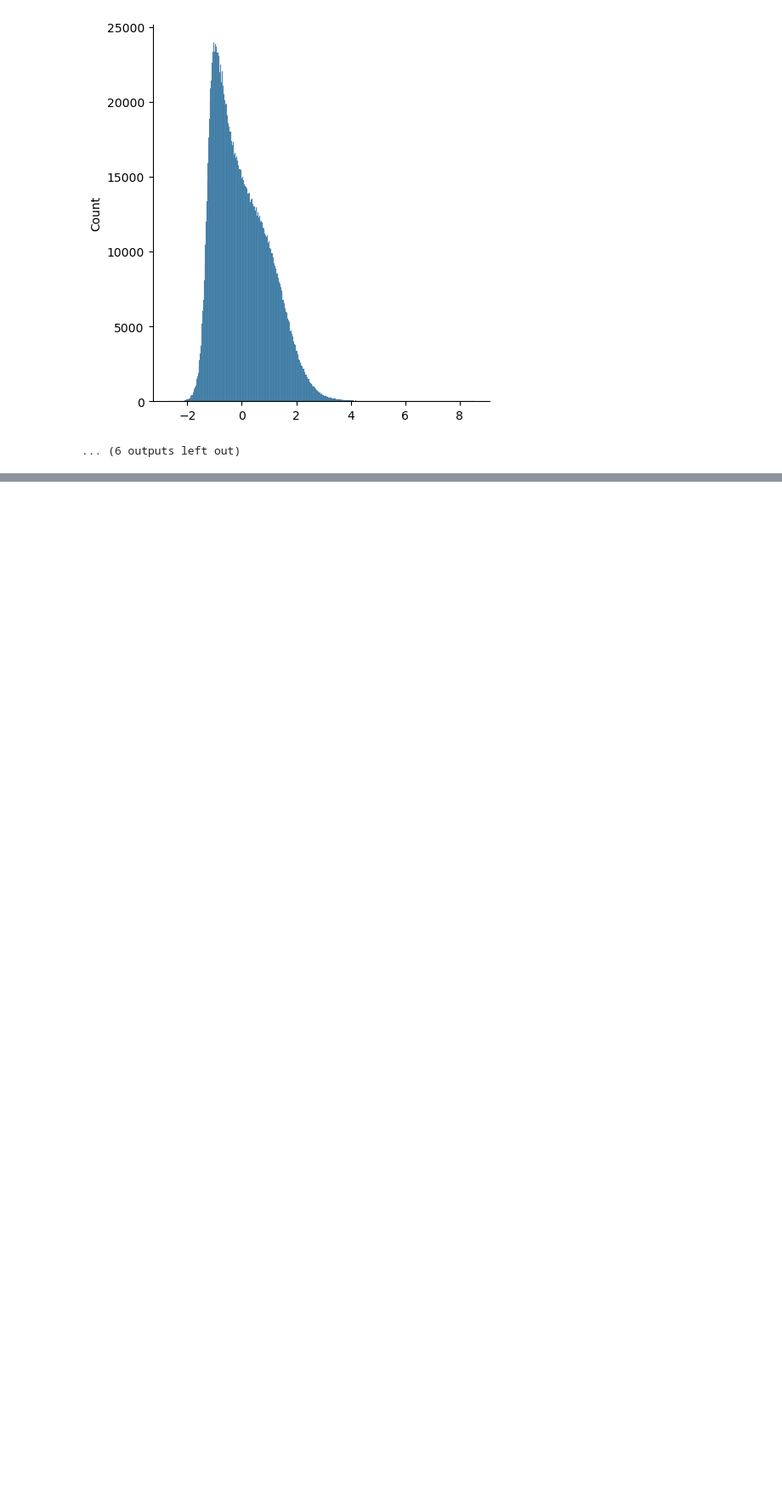
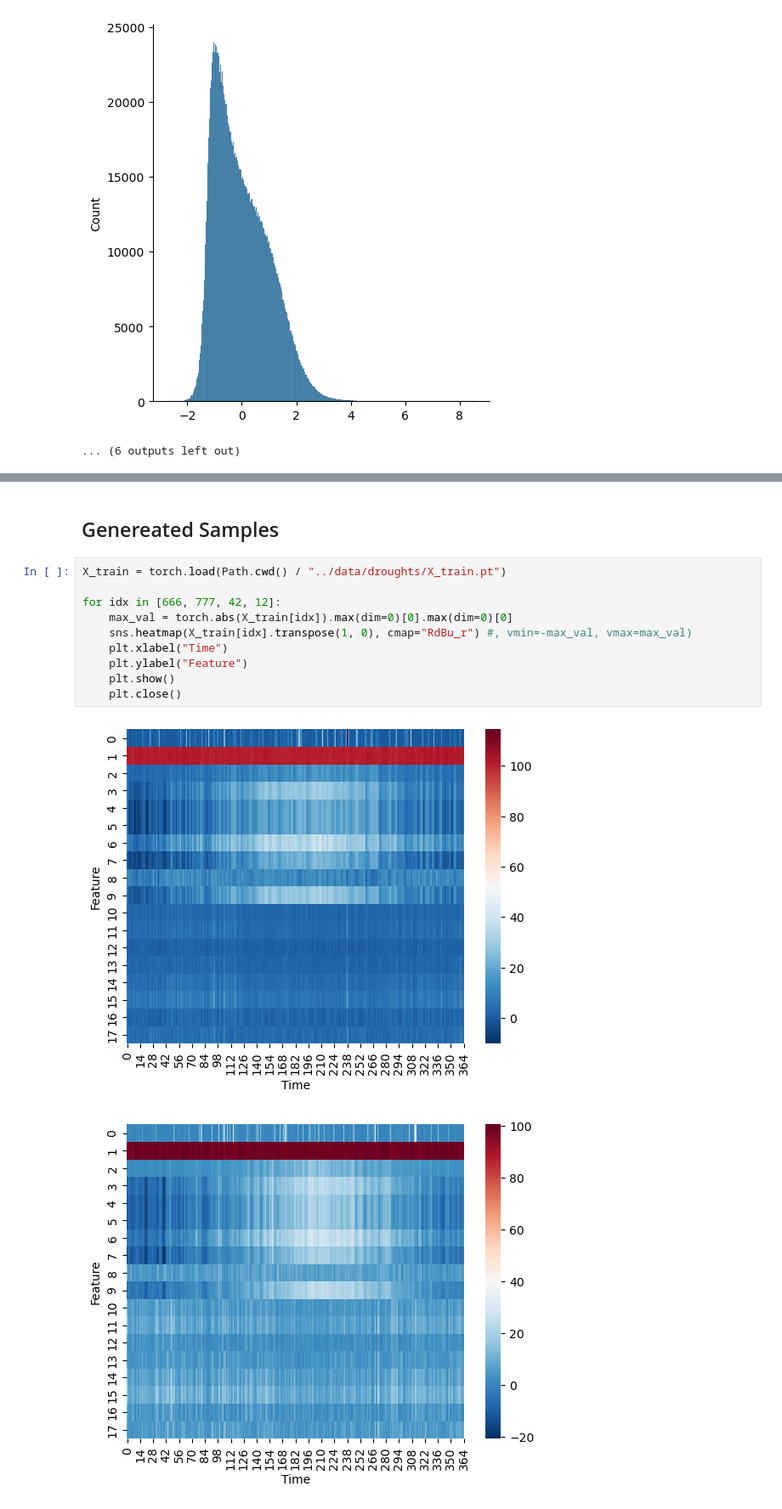
Before and after one commit to JonathanCrabbe/FourierDiffusion, a Jupyter notebook: notebooks/droughts_exploration.ipynb, the cells around one changed output, grey strips where cells are left out. Shown at 85% size. Cells and saved outputs as stored; diff of their text form; blank space fills up the shorter version.

```diff
--- a/notebooks/droughts_exploration.ipynb
+++ b/notebooks/droughts_exploration.ipynb
@@ -145,0 +177,15 @@ for i in range(18):
+# %% [markdown]
+## Genereated Samples
+# %%
+X_train = torch.load(Path.cwd() / "../data/droughts/X_train.pt")
+
+for idx in [666, 777, 42, 12]:
+    max_val = torch.abs(X_train[idx]).max(dim=0)[0].max(dim=0)[0]
+    sns.heatmap(X_train[idx].transpose(1, 0), cmap="RdBu_r") #, vmin=-max_val, vmax=max_val)
+    plt.xlabel("Time")
+    plt.ylabel("Feature")
+    plt.show()
+    plt.close()
+# %% [output]
+[figure, added]
+[figure, added]
```
Also changed, not shown: parts of 11 cells of this notebook, 3 other files.
